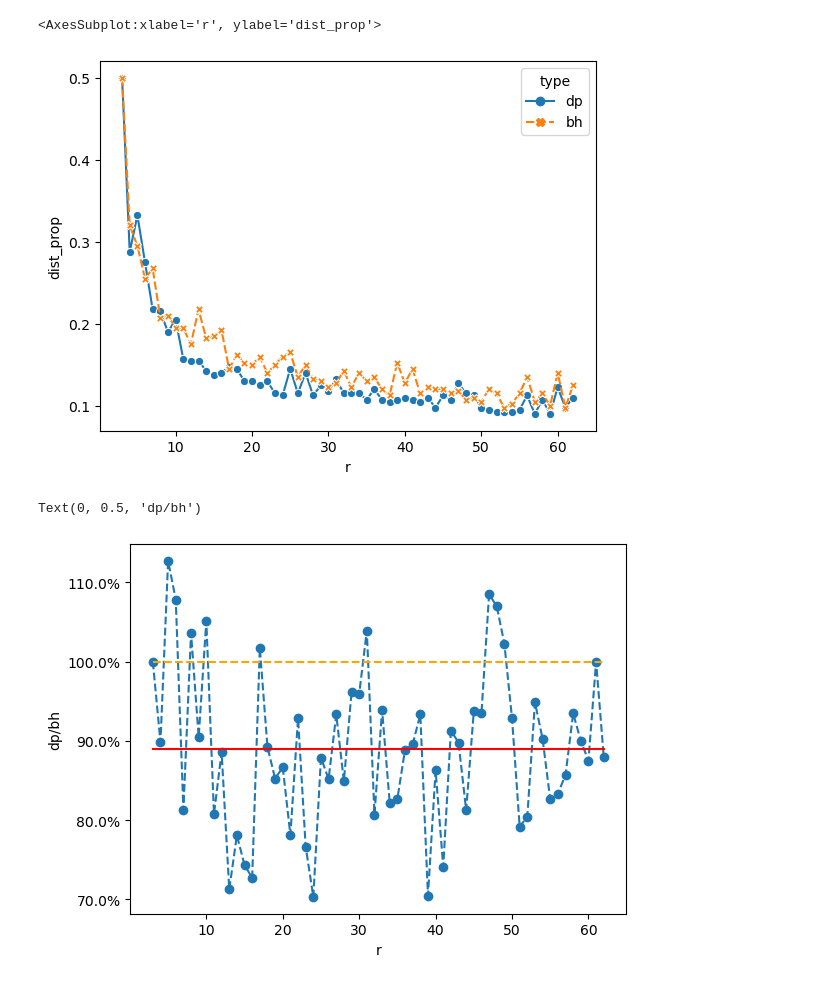
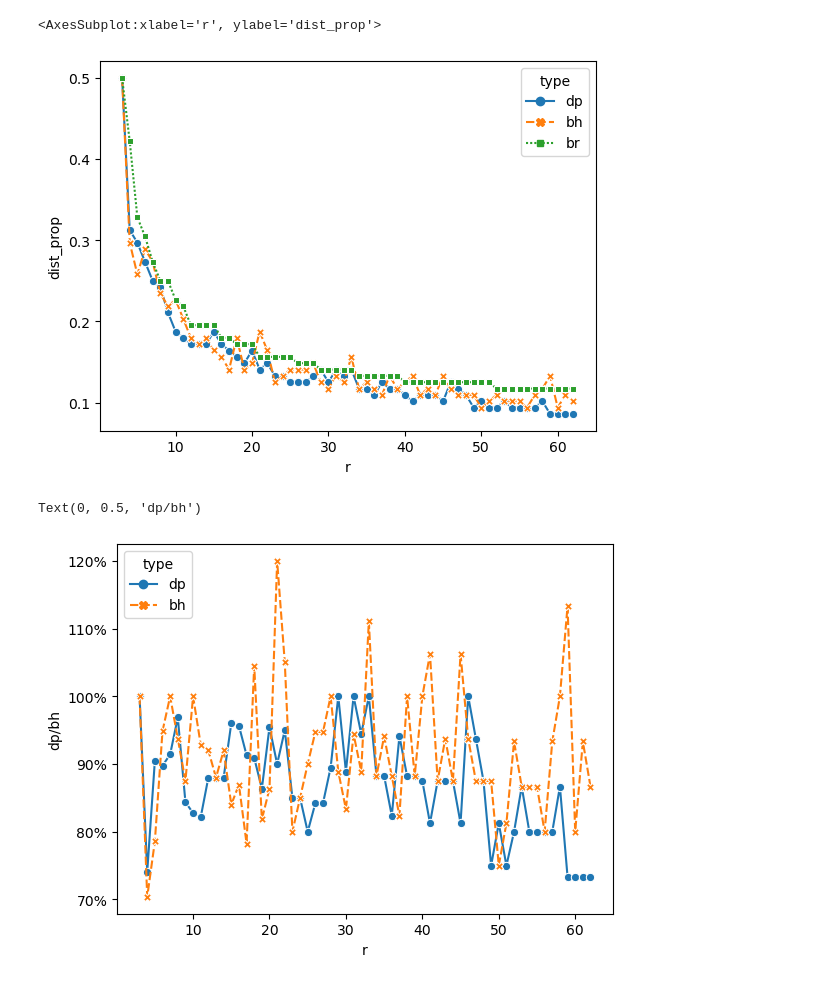
Before and after one commit to Janix4000/holes-in-elections, a Jupyter notebook: approval_l1/results.ipynb, the cells around one changed output. Saved outputs shown, nothing was run; the diff lists cells and outputs as text; code cells hidden in the pictures.

```diff
--- a/approval_l1/results.ipynb
+++ b/approval_l1/results.ipynb
@@ -6,31 +7,44 @@ import matplotlib.pyplot as plt
+# %%
+N=16
+M=8
+res_dir = os.path.join('res', f'{N}_{M}')
 # %%
-dp = pd.read_csv('./out/greedy_dp.csv')
+dp = pd.read_csv(os.path.join(res_dir, 'greedy_dp.csv'))
 dp['type'] = 'dp'
 # %%
-bh = pd.read_csv('./out/basin_hopping.csv')
+bh = pd.read_csv(os.path.join(res_dir, 'basin_hopping.csv'))
 bh['type'] = 'bh'
+# %%
+br = pd.read_csv(os.path.join(res_dir, 'brute.csv'))
+br['type'] = 'br'
 # %%
-sns.lineplot(data=pd.concat([dp, bh]), x='r', y='dist_prop', hue='type', style='type', markers=True)
+sns.lineplot(data=pd.concat([dp, bh, br]), x='r', y='dist_prop', hue='type', style='type', markers=True)
 # %% [output]
 <AxesSubplot:xlabel='r', ylabel='dist_prop'>
-[figure, old version]
+[figure, new version]
 # %%
 import matplotlib.ticker as mtick
 
+prop = pd.concat([dp, bh]).reset_index(drop=True)
+prop['prop'] = prop['dist'] / pd.concat([br['dist']] * 2).reset_index(drop=True)
+
 fig, ax = plt.subplots(1, 1)
-ax.plot(dp['r'], dp['dist'] / bh['dist'], '--')
-ax.scatter(dp['r'], dp['dist'] / bh['dist'])
-
-m = np.mean(dp['dist'] / bh['dist'])
+sns.lineplot(data=prop, x='r', y='prop', hue='type', style='type', markers=True, ax=ax)
 
 
-ax.plot(dp['r'], [1.0] * len(dp['r']), '--', color='orange')
-ax.plot(dp['r'], [m] * len(dp['r']), color='red')
+# ax.plot(dp['r'], dp['dist'] / bh['dist'], '--')
+# ax.scatter(dp['r'], dp['dist'] / bh['dist'])
+
+# m = np.mean(dp['dist'] / bh['dist'])
+
+
+# ax.plot(dp['r'], [1.0] * len(dp['r']), '--', color='orange')
+# ax.plot(dp['r'], [m] * len(dp['r']), color='red')
 
 xticks = mtick.PercentFormatter(1.0)
 ax.yaxis.set_major_formatter(xticks)
 ax.set_xlabel('r')
 ax.set_ylabel('dp/bh')
 # %% [output]
 Text(0, 0.5, 'dp/bh')
-[figure, old version]
+[figure, new version]
```
Also changed, not shown: parts of 1 cell of this notebook, 1 other file.
